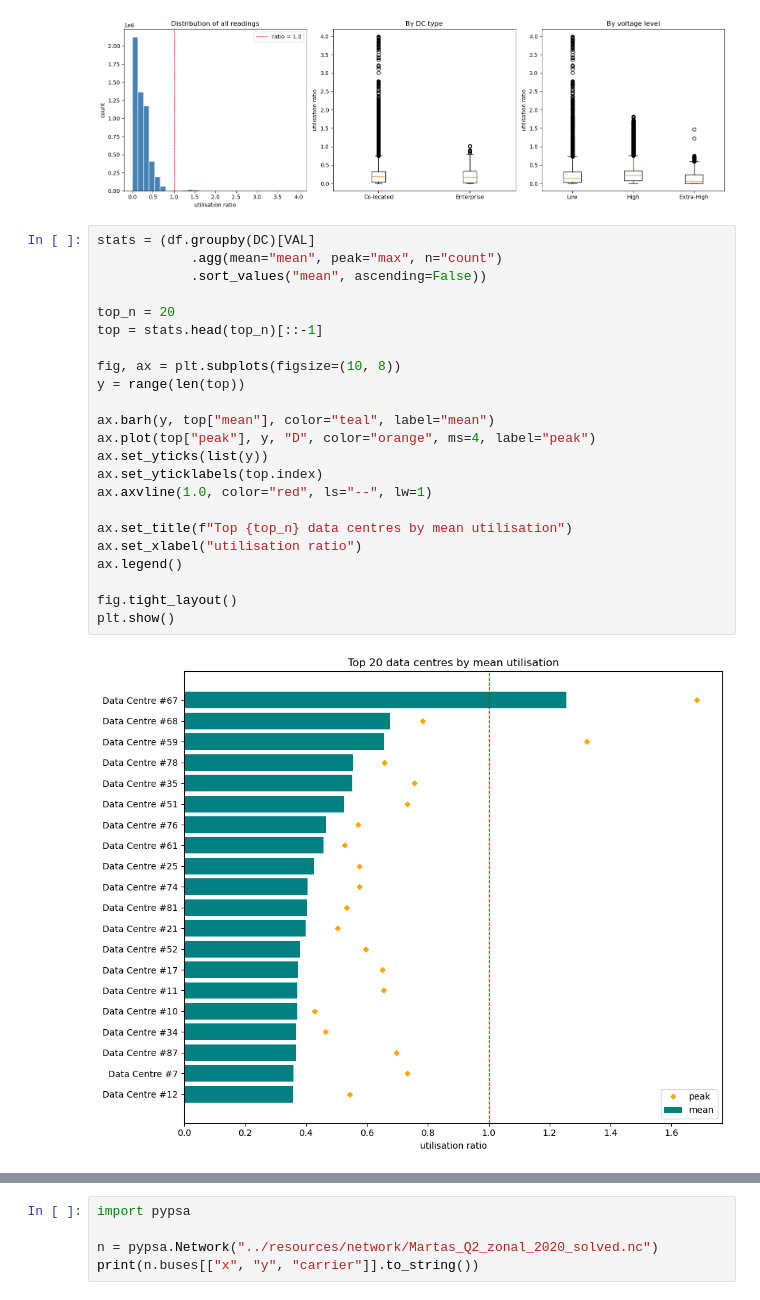
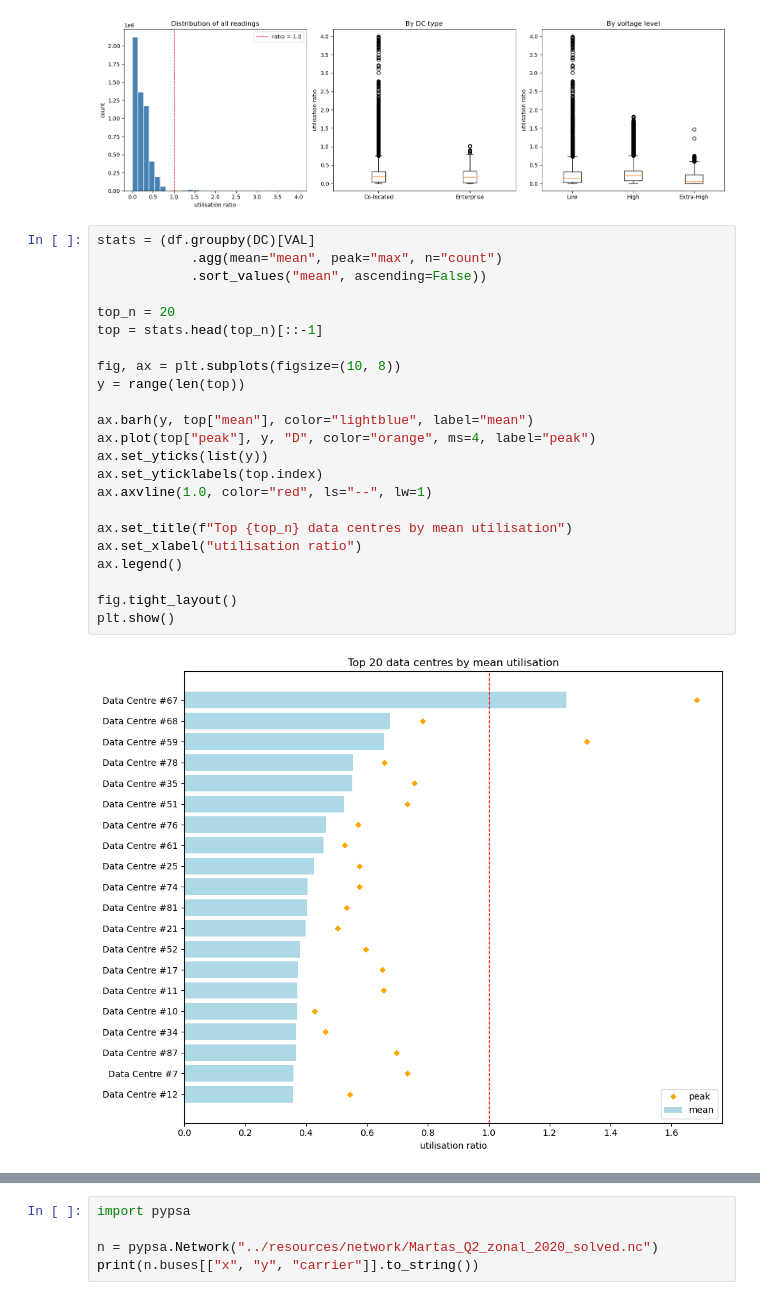
Before and after one commit to marta-uoe/PyPSA-GB-datacentres, a Jupyter notebook: notebooks/Martas_tests.ipynb, the cells around one changed output, grey strips where cells are left out. Saved outputs shown, nothing was run; the diff lists cells and outputs as text.

```diff
--- a/notebooks/Martas_tests.ipynb
+++ b/notebooks/Martas_tests.ipynb
@@ -143,28 +144,28 @@ plt.show()
 # %%
 stats = (df.groupby(DC)[VAL]
             .agg(mean="mean", peak="max", n="count")
             .sort_values("mean", ascending=False))
 
 top_n = 20
 top = stats.head(top_n)[::-1]
 
 fig, ax = plt.subplots(figsize=(10, 8))
 y = range(len(top))
 
-ax.barh(y, top["mean"], color="teal", label="mean")
+ax.barh(y, top["mean"], color="lightblue", label="mean")
 ax.plot(top["peak"], y, "D", color="orange", ms=4, label="peak")
 ax.set_yticks(list(y))
 ax.set_yticklabels(top.index)
 ax.axvline(1.0, color="red", ls="--", lw=1)
 
 ax.set_title(f"Top {top_n} data centres by mean utilisation")
 ax.set_xlabel("utilisation ratio")
 ax.legend()
 
 fig.tight_layout()
 plt.show()
 # %% [output]
-[figure, old version]
+[figure, new version]
 # %%
 import matplotlib.dates as mdates
 
```
Also changed, not shown: parts of 20 cells of this notebook, 1 other file.
